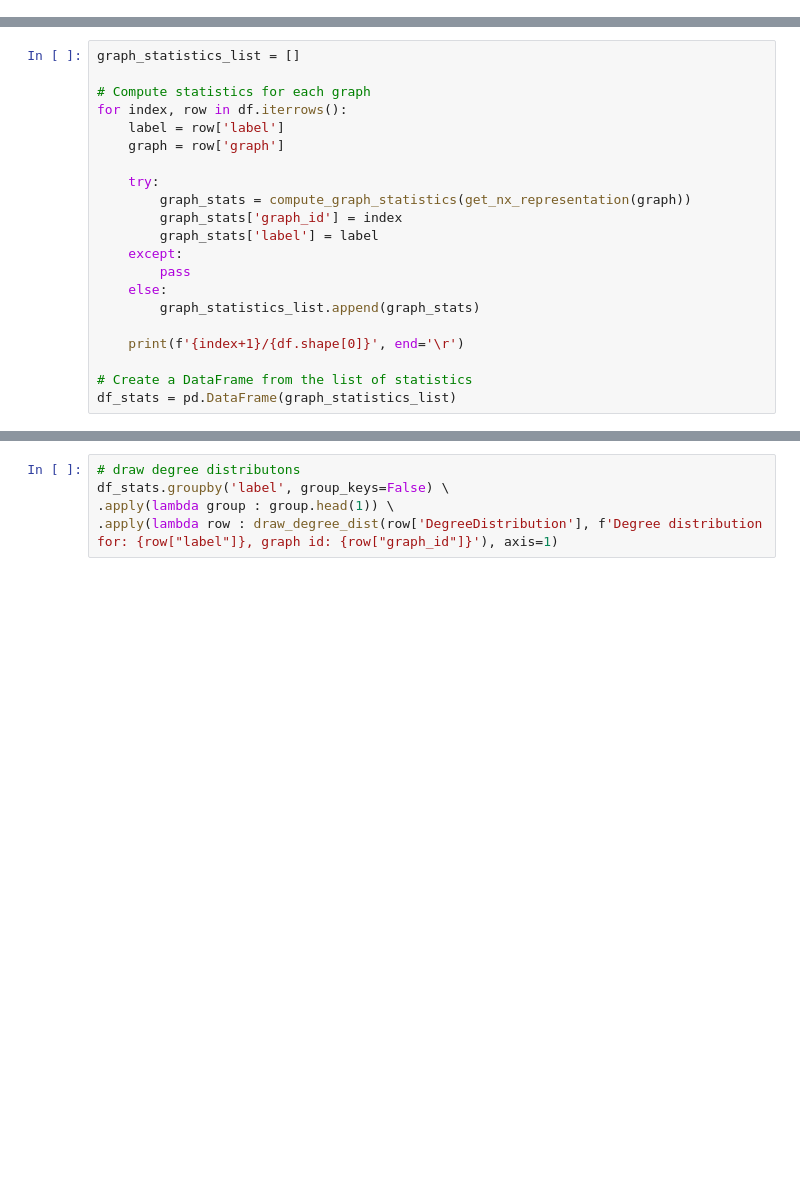
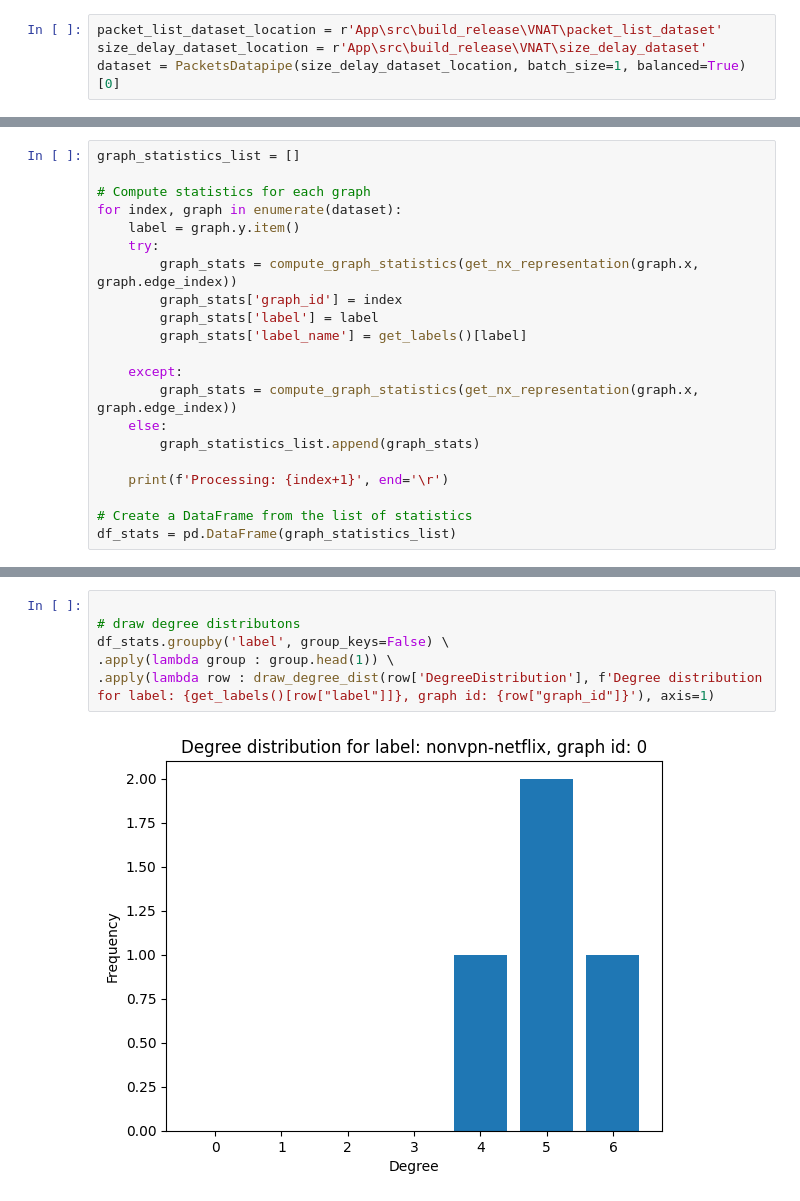
Before and after one commit to maciej-wieczorek/inzynierka, a Jupyter notebook: src/graph_stats.ipynb, the cells around one changed output, grey strips where cells are left out. Saved outputs shown, nothing was run; the diff lists cells and outputs as text; blank space fills up the shorter version.

```diff
--- a/src/graph_stats.ipynb
+++ b/src/graph_stats.ipynb
@@ -6,0 +6,4 @@ df = pd.read_csv('graphs.csv')
+# %%
+packet_list_dataset_location = r'App\src\build_release\VNAT\packet_list_dataset'
+size_delay_dataset_location = r'App\src\build_release\VNAT\size_delay_dataset'
+dataset = PacketsDatapipe(size_delay_dataset_location, batch_size=1, balanced=True)[0]
@@ -8,20 +27,20 @@ df = pd.read_csv('graphs.csv')
 graph_statistics_list = []
 
 # Compute statistics for each graph
-for index, row in df.iterrows():
-    label = row['label']
-    graph = row['graph']
-
+for index, graph in enumerate(dataset):
+    label = graph.y.item()
     try:
-        graph_stats = compute_graph_statistics(get_nx_representation(graph))
+        graph_stats = compute_graph_statistics(get_nx_representation(graph.x, graph.edge_index))
         graph_stats['graph_id'] = index
         graph_stats['label'] = label
+        graph_stats['label_name'] = get_labels()[label]
+
     except:
-        pass
+        graph_stats = compute_graph_statistics(get_nx_representation(graph.x, graph.edge_index))
     else:
         graph_statistics_list.append(graph_stats)
 
-    print(f'{index+1}/{df.shape[0]}', end='\r')
+    print(f'Processing: {index+1}', end='\r')
 
 # Create a DataFrame from the list of statistics
 df_stats = pd.DataFrame(graph_statistics_list)
@@ -31,5 +70,8 @@ df_stats.groupby('label', group_keys=False).apply(lambda group : group.head(1))
 # %%
+
 # draw degree distributons
 df_stats.groupby('label', group_keys=False) \
 .apply(lambda group : group.head(1)) \
-.apply(lambda row : draw_degree_dist(row['DegreeDistribution'], f'Degree distribution for: {row["label"]}, graph id: {row["graph_id"]}'), axis=1)
+.apply(lambda row : draw_degree_dist(row['DegreeDistribution'], f'Degree distribution for label: {get_labels()[row["label"]]}, graph id: {row["graph_id"]}'), axis=1)
+# %% [output]
+[figure, added]
```
Also changed, not shown: parts of 6 cells of this notebook, 21 other files.
